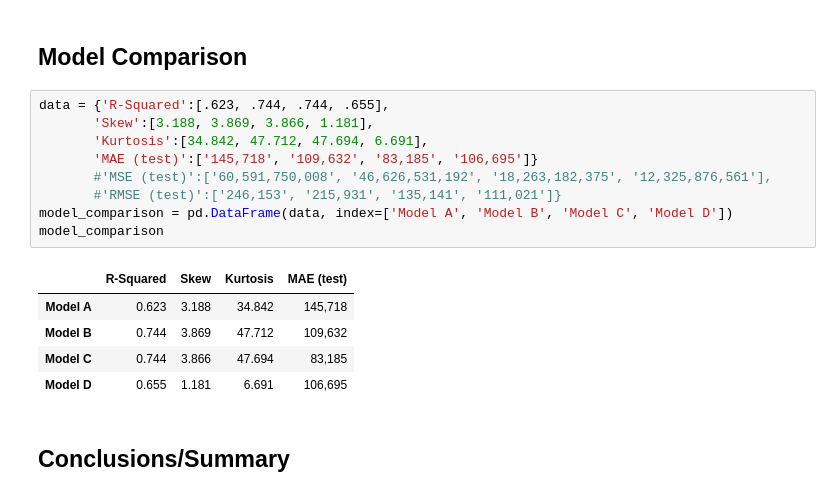
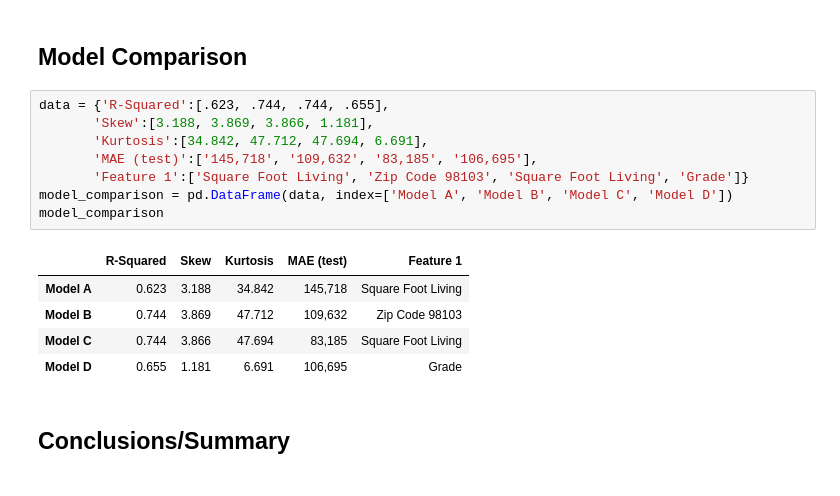
Before and after one commit to jmg0144/Housing-Linear-Regression-Analysis, a Jupyter notebook: home-sales-analysis.ipynb, the cells around one changed output. Drawn from its saved outputs; the diff is of its cells as text.

Commit message:
Updated model comparison

```diff
--- a/home-sales-analysis.ipynb
+++ b/home-sales-analysis.ipynb
@@ -1076,17 +1076,16 @@ plot_model(y_test_3, y_test_pred_d, 'Model D Actual vs. Predicted')
 # %%
 data = {'R-Squared':[.623, .744, .744, .655],
        'Skew':[3.188, 3.869, 3.866, 1.181],
        'Kurtosis':[34.842, 47.712, 47.694, 6.691],
-       'MAE (test)':['145,718', '109,632', '83,185', '106,695']}
-       #'MSE (test)':['60,591,750,008', '46,626,531,192', '18,263,182,375', '12,325,876,561'],
-       #'RMSE (test)':['246,153', '215,931', '135,141', '111,021']}
+       'MAE (test)':['145,718', '109,632', '83,185', '106,695'],
+       'Feature 1':['Square Foot Living', 'Zip Code 98103', 'Square Foot Living', 'Grade']}
 model_comparison = pd.DataFrame(data, index=['Model A', 'Model B', 'Model C', 'Model D'])
 model_comparison
 # %% [output]
-|  | R-Squared | Skew | Kurtosis | MAE (test) |
-| Model A | 0.623 | 3.188 | 34.842 | 145,718 |
-| Model B | 0.744 | 3.869 | 47.712 | 109,632 |
-| Model C | 0.744 | 3.866 | 47.694 | 83,185 |
-| Model D | 0.655 | 1.181 | 6.691 | 106,695 |
+|  | R-Squared | Skew | Kurtosis | MAE (test) | Feature 1 |
+| Model A | 0.623 | 3.188 | 34.842 | 145,718 | Square Foot Living |
+| Model B | 0.744 | 3.869 | 47.712 | 109,632 | Zip Code 98103 |
+| Model C | 0.744 | 3.866 | 47.694 | 83,185 | Square Foot Living |
+| Model D | 0.655 | 1.181 | 6.691 | 106,695 | Grade |
 # %% [markdown]
 ## Conclusions/Summary
```
Also changed, not shown: parts of 4 cells of this notebook.
